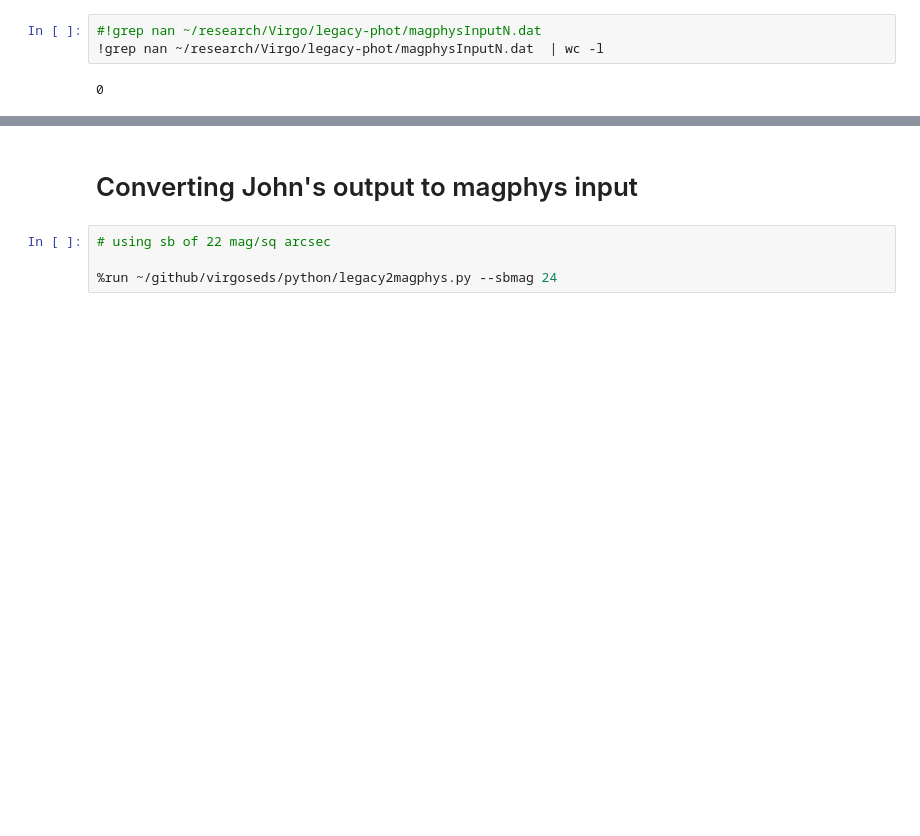
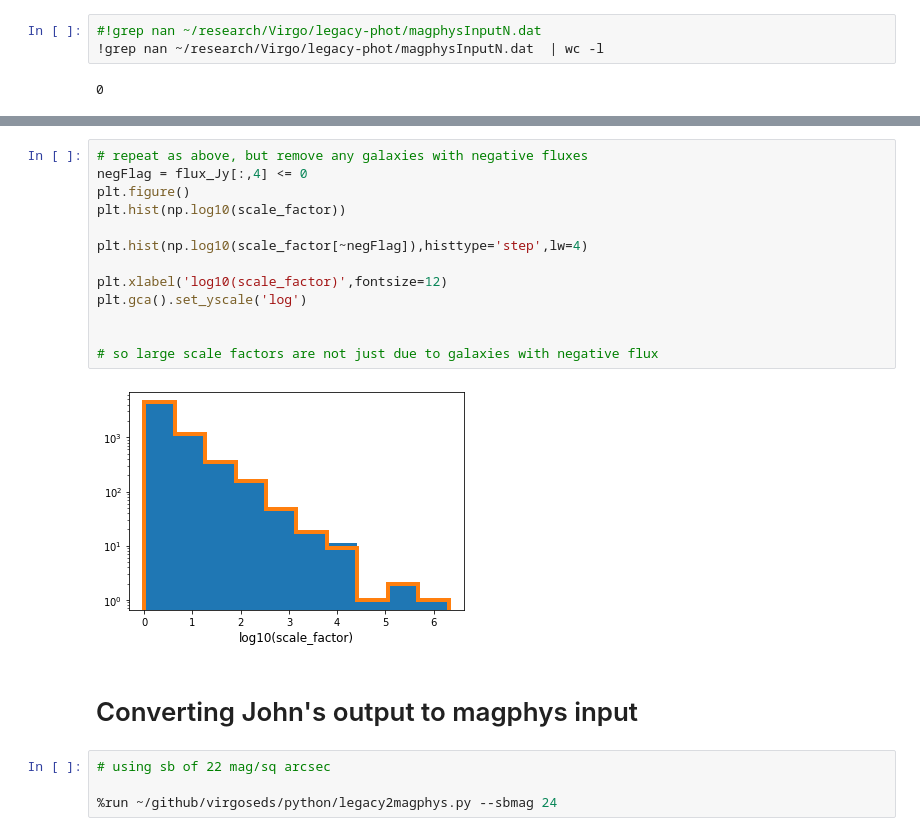
Before and after one commit to rfinn/virgoseds, a Jupyter notebook: notebooks/creating-magphys-input-files.ipynb, the cells around one changed output, grey strips where cells are left out. Cells and saved outputs as stored; diff of their text form; blank space fills up the shorter version.

```diff
--- a/notebooks/creating-magphys-input-files.ipynb
+++ b/notebooks/creating-magphys-input-files.ipynb
@@ -592,3 +655,18 @@ Text(0.5, 0, 'log10(scale_factor)')
+# %%
+# repeat as above, but remove any galaxies with negative fluxes
+negFlag = flux_Jy[:,4] <= 0
+plt.figure()
+plt.hist(np.log10(scale_factor))
+
+plt.hist(np.log10(scale_factor[~negFlag]),histtype='step',lw=4)
+
+plt.xlabel('log10(scale_factor)',fontsize=12)
+plt.gca().set_yscale('log')
+
+
+# so large scale factors are not just due to galaxies with negative flux
+# %% [output]
+[figure, added]
 # %% [markdown]
 # Converting John's output to magphys input
 # %%
```
Also changed, not shown: parts of 16 cells of this notebook, 1 other file.
